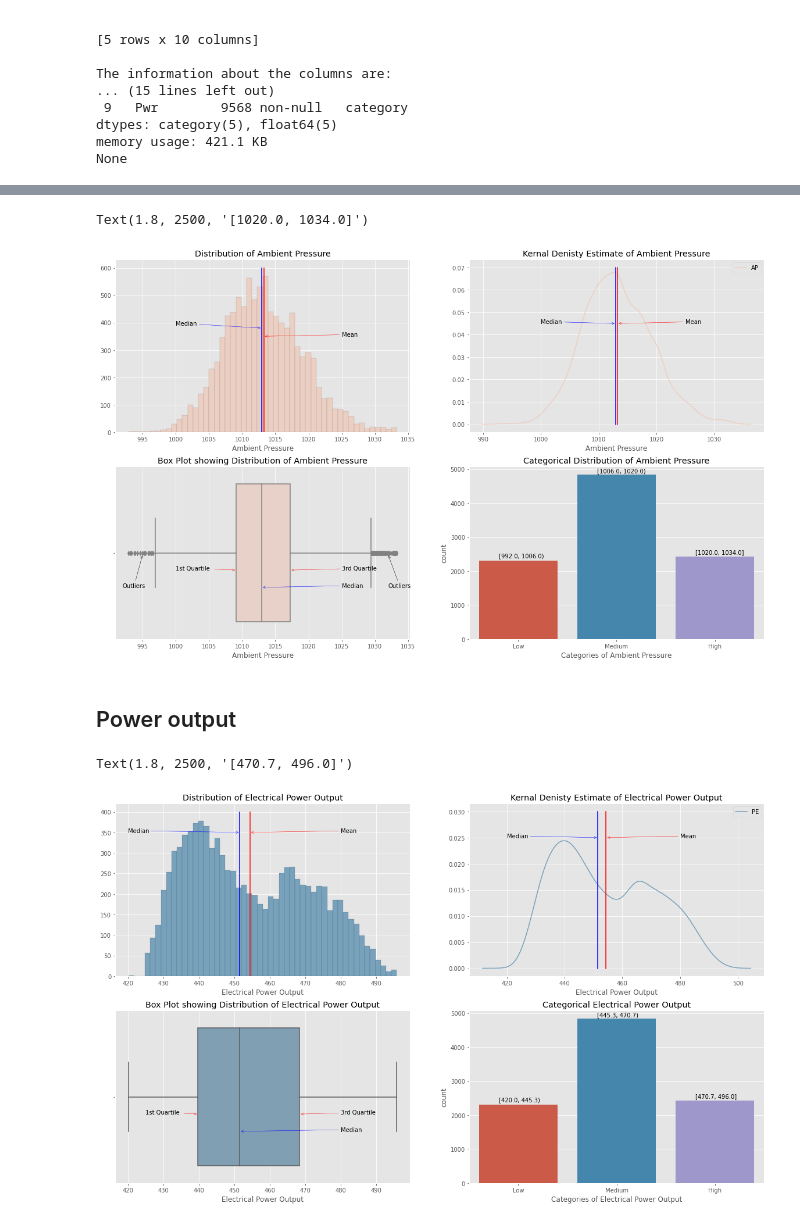
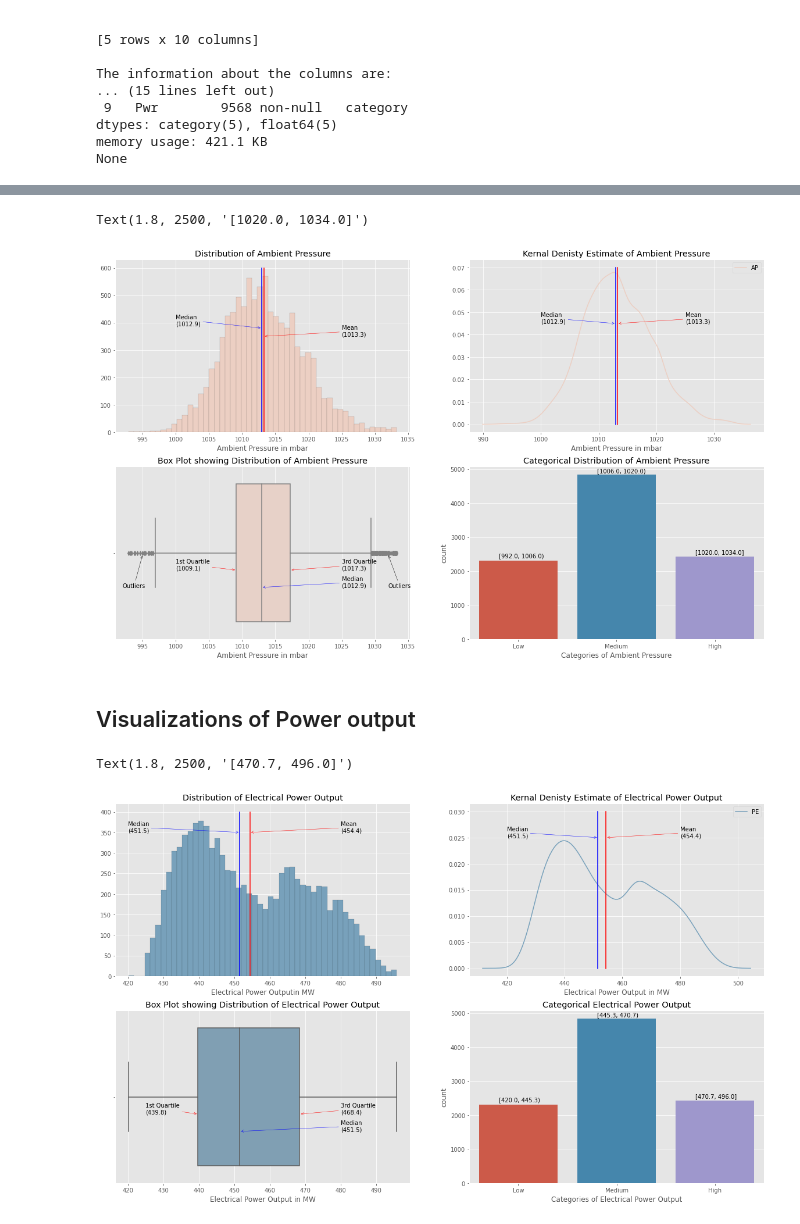
Before and after one commit to arpitmalhotra009/DaysOfDataVisualization, a Jupyter notebook: Power_Prediction.ipynb, the cells around one changed output, grey strips where cells are left out. Drawn from its saved outputs; the diff is of its cells as text; code cells hidden in the pictures.

```diff
--- a/Power_Prediction.ipynb
+++ b/Power_Prediction.ipynb
@@ -273,46 +294,46 @@ fig, ax = plt.subplots(2,2, figsize=(20,12))
 ax[0,0].hist(df['AP'], bins = 50, color  = c[3] , linewidth = 0.1, edgecolor = 'black')
 
 
 
 
 ax[0,0].plot([mean_AP, mean_AP, mean_AP], [0, 200, 600], color = 'red' )
 ax[0,0].plot([median_AP, median_AP], [0, 600] , color = 'blue')
-ax[0,0].annotate("Mean",xy=(mean_AP, 350), xytext=(1025,350), arrowprops={"arrowstyle":"->", "color":"red"})
-ax[0,0].annotate("Median",xy=(median_AP, 380), xytext=(1000,390), arrowprops={"arrowstyle":"->", "color":"blue"})
+ax[0,0].annotate(f"Mean\n({round(mean_AP,1)})",xy=(mean_AP, 350), xytext=(1025,350), arrowprops={"arrowstyle":"->", "color":"red"})
+ax[0,0].annotate(f"Median\n({round(median_AP,1)})",xy=(median_AP, 380), xytext=(1000,390), arrowprops={"arrowstyle":"->", "color":"blue"})
 ax[0,0].set_title("Distribution of Ambient Pressure")
-ax[0,0].set_xlabel("Ambient Pressure")
+ax[0,0].set_xlabel("Ambient Pressure in mbar")
 
 
 sns.kdeplot(df['AP'],ax= ax[0,1], color  = c[3] )
 ax[0,1].plot([mean_AP, mean_AP], [0, 0.07], color = 'red' )
 ax[0,1].plot([median_AP, median_AP], [0, 0.07] , color = 'blue')
-ax[0,1].annotate("Mean",xy=(mean_AP, 0.045), xytext=(1025,0.045), arrowprops={"arrowstyle":"->", "color":"red"})
-ax[0,1].annotate("Median",xy=(median_AP, 0.045), xytext=(1000,0.045), arrowprops={"arrowstyle":"->", "color":"blue"})
+ax[0,1].annotate(f"Mean\n({round(mean_AP,1)})",xy=(mean_AP, 0.045), xytext=(1025,0.045), arrowprops={"arrowstyle":"->", "color":"red"})
+ax[0,1].annotate(f"Median\n({round(median_AP,1)})",xy=(median_AP, 0.045), xytext=(1000,0.045), arrowprops={"arrowstyle":"->", "color":"blue"})
 ax[0,1].set_title("Kernal Denisty Estimate of Ambient Pressure")
-ax[0,1].set_xlabel("Ambient Pressure")
+ax[0,1].set_xlabel("Ambient Pressure in mbar")
 
 
 sns.boxplot(df['AP'],ax= ax[1,0], color  = c[3]  )
-ax[1,0].annotate("1st Quartile ",xy=(qnt_1_AP, 0.1), xytext=(1000,0.1), arrowprops={"arrowstyle":"->", "color":"red"})
-ax[1,0].annotate("3rd Quartile ",xy=(qnt_3_AP, 0.1), xytext=(1025,0.1), arrowprops={"arrowstyle":"->", "color":"red"})
-ax[1,0].annotate("Median",xy=(median_AP, 0.2), xytext=(1025,0.2), arrowprops={"arrowstyle":"->", "color":"blue"})
+ax[1,0].annotate(f"1st Quartile\n({round(qnt_1_AP,1)})",xy=(qnt_1_AP, 0.1), xytext=(1000,0.1), arrowprops={"arrowstyle":"->", "color":"red"})
+ax[1,0].annotate(f"3rd Quartile\n({round(qnt_3_AP,1)})",xy=(qnt_3_AP, 0.1), xytext=(1025,0.1), arrowprops={"arrowstyle":"->", "color":"red"})
+ax[1,0].annotate(f"Median\n({round(median_AP,1)})",xy=(median_AP, 0.2), xytext=(1025,0.2), arrowprops={"arrowstyle":"->", "color":"blue"})
 ax[1,0].annotate("Outliers",xy=(995, 0.01), xytext=(992,0.2), arrowprops={"arrowstyle":"->", "color":"black"})
 ax[1,0].annotate("Outliers",xy=(1032, 0.01), xytext=(1032,0.2), arrowprops={"arrowstyle":"->", "color":"black"})
 ax[1,0].set_title("Box Plot showing Distribution of Ambient Pressure")
-ax[1,0].set_xlabel("Ambient Pressure")
+ax[1,0].set_xlabel("Ambient Pressure in mbar")
 
 
 sns.countplot(df['Amb_Temp'], ax = ax[1,1])
 ax[1,1].set_title("Categorical Distribution of Ambient Pressure")
 ax[1,1].set_xlabel("Categories of Ambient Pressure")
 ax[1,1].annotate(f"[{round(amb_pres_bins[0],1)}, {round(amb_pres_bins[1],1)})", xy=(-0.2,2400))
 ax[1,1].annotate(f"[{round(amb_pres_bins[1],1)}, {round(amb_pres_bins[2],1)})", xy=(0.8,4900))
 ax[1,1].annotate(f"[{round(amb_pres_bins[2],1)}, {round(amb_pres_bins[3],1)}]", xy=(1.8,2500))
 # %% [output]
 Text(1.8, 2500, '[1020.0, 1034.0]')
-[figure, old version]
+[figure, new version]
 # %% [markdown]
-## Power output
+## Visualizations of Power output
 # %%
 mean_PE = df['PE'].mean()
 median_PE = df['PE'].median()
@@ -329,8 +350,8 @@ ax[0,0].hist(df['PE'], bins = 50, color  = c[4] , linewidth = 0.1, edgecolor = '
 
 ax[0,0].plot([mean_PE, mean_PE, mean_PE], [0, 200, 400], color = 'red' )
 ax[0,0].plot([median_PE, median_PE], [0, 400] , color = 'blue')
-ax[0,0].annotate("Mean",xy=(mean_PE, 350), xytext=(480,350), arrowprops={"arrowstyle":"->", "color":"red"})
-ax[0,0].annotate("Median",xy=(median_PE, 350), xytext=(420,350), arrowprops={"arrowstyle":"->", "color":"blue"})
+ax[0,0].annotate(f"Mean\n({round(mean_PE,1)})",xy=(mean_PE, 350), xytext=(480,350), arrowprops={"arrowstyle":"->", "color":"red"})
+ax[0,0].annotate(f"Median\n({round(median_PE,1)})",xy=(median_PE, 350), xytext=(420,350), arrowprops={"arrowstyle":"->", "color":"blue"})
 ax[0,0].set_title("Distribution of Electrical Power Output")
 ax[0,0].set_xlabel("Electrical Power Outputin MW")
 
@@ -338,16 +359,16 @@ ax[0,0].set_xlabel("Electrical Power Outputin MW")
 sns.kdeplot(df['PE'],ax= ax[0,1], color  = c[4] )
 ax[0,1].plot([mean_PE, mean_PE], [0, 0.03], color = 'red' )
 ax[0,1].plot([median_PE, median_PE], [0, 0.03] , color = 'blue')
-ax[0,1].annotate("Mean",xy=(mean_PE, 0.025), xytext=(480,0.025), arrowprops={"arrowstyle":"->", "color":"red"})
-ax[0,1].annotate("Median",xy=(median_PE, 0.025), xytext=(420,0.025), arrowprops={"arrowstyle":"->", "color":"blue"})
+ax[0,1].annotate(f"Mean\n({round(mean_PE,1)})",xy=(mean_PE, 0.025), xytext=(480,0.025), arrowprops={"arrowstyle":"->", "color":"red"})
+ax[0,1].annotate(f"Median\n({round(median_PE,1)})",xy=(median_PE, 0.025), xytext=(420,0.025), arrowprops={"arrowstyle":"->", "color":"blue"})
 ax[0,1].set_title("Kernal Denisty Estimate of Electrical Power Output")
 ax[0,1].set_xlabel("Electrical Power Output in MW")
 
 
 sns.boxplot(df['PE'],ax= ax[1,0], color  = c[4]  )
-ax[1,0].annotate("1st Quartile ",xy=(qnt_1_PE, 0.1), xytext=(425,0.1), arrowprops={"arrowstyle":"->", "color":"red"})
-ax[1,0].annotate("3rd Quartile ",xy=(qnt_3_PE, 0.1), xytext=(480,0.1), arrowprops={"arrowstyle":"->", "color":"red"})
-ax[1,0].annotate("Median",xy=(median_PE, 0.2), xytext=(480,0.2), arrowprops={"arrowstyle":"->", "color":"blue"})
+ax[1,0].annotate(f"1st Quartile\n({round(qnt_1_PE,1)})",xy=(qnt_1_PE, 0.1), xytext=(425,0.1), arrowprops={"arrowstyle":"->", "color":"red"})
+ax[1,0].annotate(f"3rd Quartile\n({round(qnt_3_PE,1)})",xy=(qnt_3_PE, 0.1), xytext=(480,0.1), arrowprops={"arrowstyle":"->", "color":"red"})
+ax[1,0].annotate(f"Median\n({round(median_PE,1)})",xy=(median_PE, 0.2), xytext=(480,0.2), arrowprops={"arrowstyle":"->", "color":"blue"})
 ax[1,0].set_title("Box Plot showing Distribution of Electrical Power Output")
 ax[1,0].set_xlabel("Electrical Power Output in MW")
 
@@ -360,4 +381,4 @@ ax[1,1].annotate(f"[{round(pe_bins[1],1)}, {round(pe_bins[2],1)})", xy=(0.8,4900
 ax[1,1].annotate(f"[{round(pe_bins[2],1)}, {round(pe_bins[3],1)}]", xy=(1.8,2500))
 # %% [output]
 Text(1.8, 2500, '[470.7, 496.0]')
-[figure, old version]
+[figure, new version]
```
Also changed, not shown: parts of 18 cells of this notebook.
